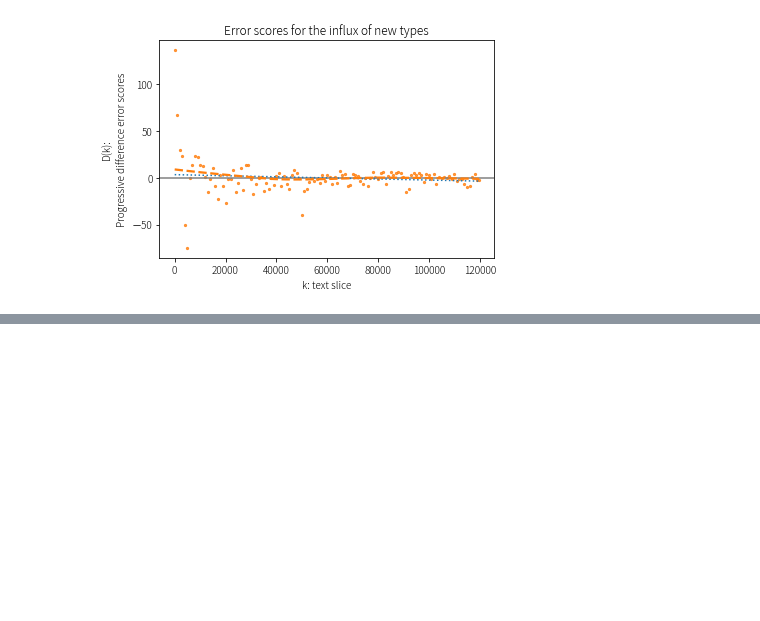
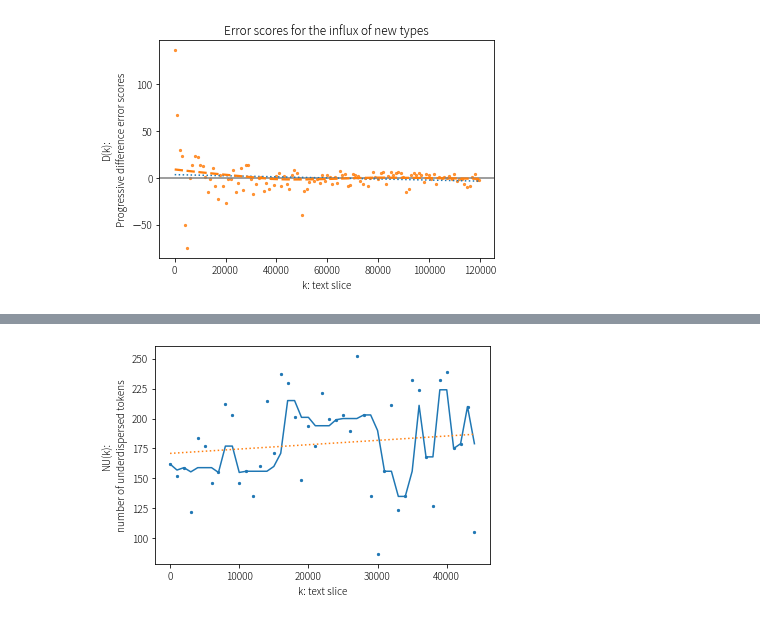
Before and after one commit to lopentu/cck, a Jupyter notebook: etc/vocab_growth.ipynb, the cells around one changed output, grey strips where cells are left out. Cells and saved outputs as stored; diff of their text form; code cells hidden in the pictures; blank space fills up the shorter version.

```diff
--- a/etc/vocab_growth.ipynb
+++ b/etc/vocab_growth.ipynb
@@ -67,0 +99,4 @@ for i in range(10):
+# %%
+growth_obj.plot_NU()
+# %% [output]
+[figure, added]
```
Also changed, not shown: parts of 10 cells of this notebook, 1 other file.
